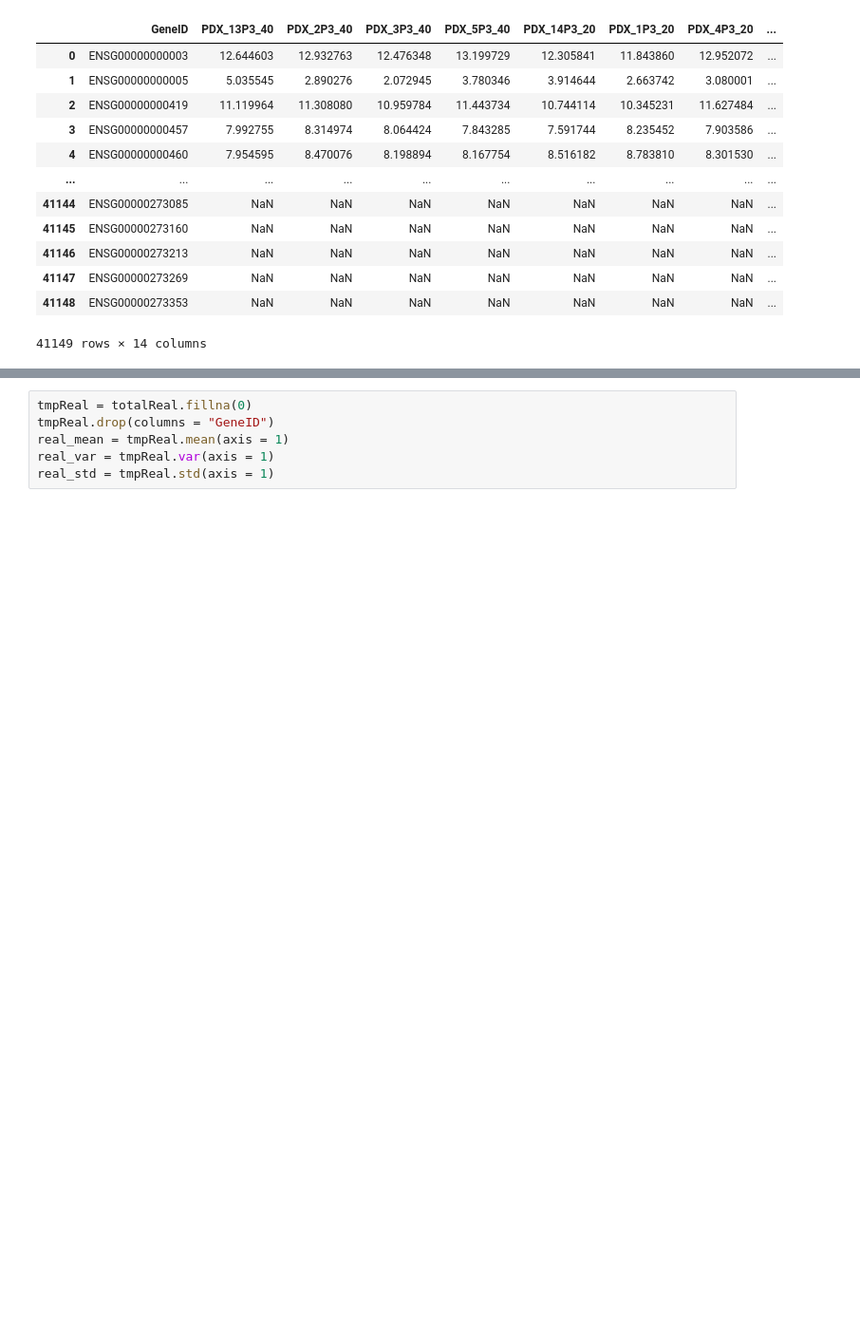
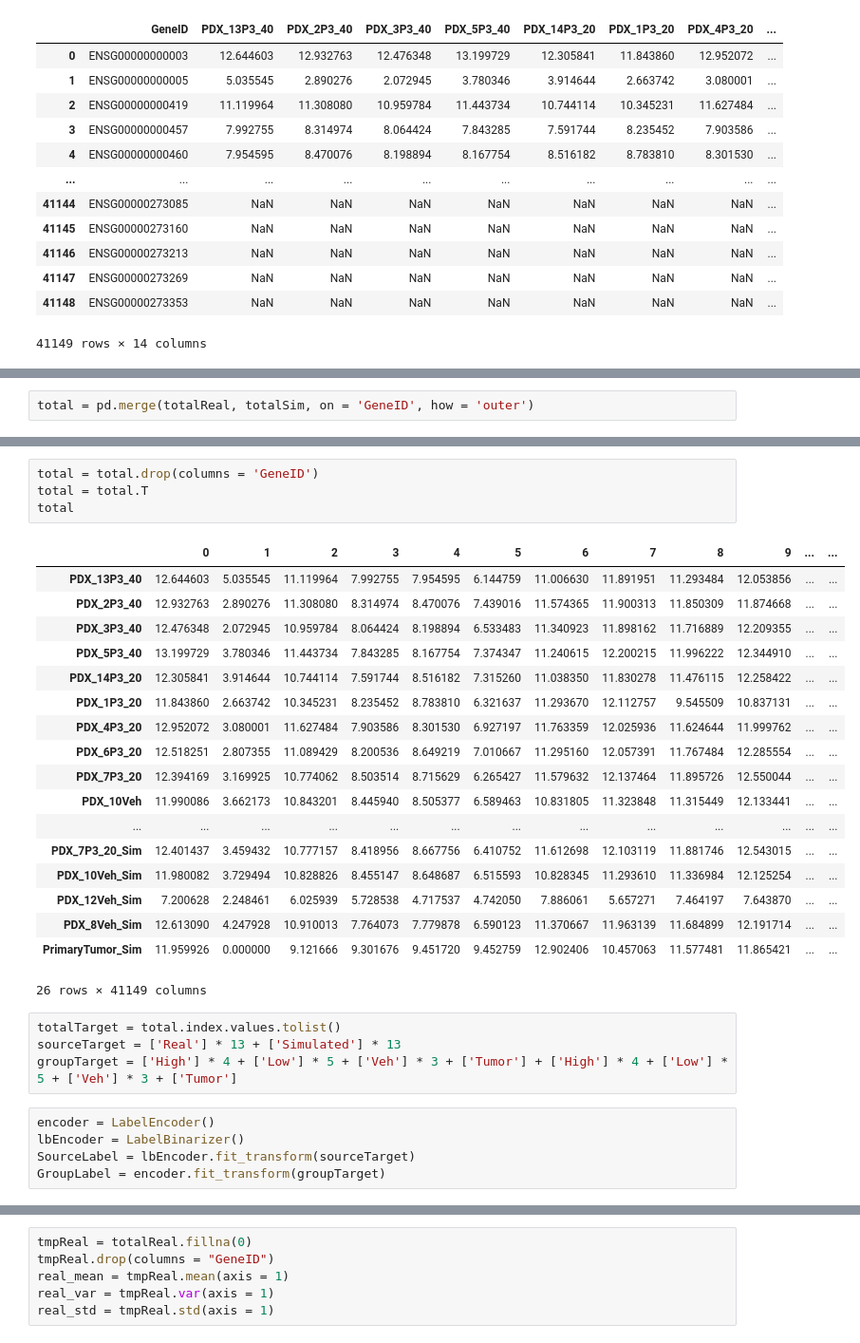
Before and after one commit to powerhorse1986/statsPlotGenerator, a Jupyter notebook: TestGPUPoweredUMAP.ipynb, the cells around one changed output, grey strips where cells are left out. Shown at 95% size. Saved outputs shown, nothing was run; the diff lists cells and outputs as text; blank space fills up the shorter version.

```diff
--- a/TestGPUPoweredUMAP.ipynb
+++ b/TestGPUPoweredUMAP.ipynb
@@ -700,0 +739,2 @@ totalReal
+# %%
+total = pd.merge(totalReal, totalSim, on = 'GeneID', how = 'outer')
@@ -700,0 +775,32 @@ totalReal
+# %%
+total = total.drop(columns = 'GeneID')
+total = total.T
+total
+# %% [output]
+|  | 0 | 1 | 2 | 3 | 4 | 5 | 6 | 7 | 8 | 9 | ... | ... |
+| PDX_13P3_40 | 12.644603 | 5.035545 | 11.119964 | 7.992755 | 7.954595 | 6.144759 | 11.006630 | 11.891951 | 11.293484 | 12.053856 | ... | ... |
+| PDX_2P3_40 | 12.932763 | 2.890276 | 11.308080 | 8.314974 | 8.470076 | 7.439016 | 11.574365 | 11.900313 | 11.850309 | 11.874668 | ... | ... |
+| PDX_3P3_40 | 12.476348 | 2.072945 | 10.959784 | 8.064424 | 8.198894 | 6.533483 | 11.340923 | 11.898162 | 11.716889 | 12.209355 | ... | ... |
+| PDX_5P3_40 | 13.199729 | 3.780346 | 11.443734 | 7.843285 | 8.167754 | 7.374347 | 11.240615 | 12.200215 | 11.996222 | 12.344910 | ... | ... |
+| PDX_14P3_20 | 12.305841 | 3.914644 | 10.744114 | 7.591744 | 8.516182 | 7.315260 | 11.038350 | 11.830278 | 11.476115 | 12.258422 | ... | ... |
+| PDX_1P3_20 | 11.843860 | 2.663742 | 10.345231 | 8.235452 | 8.783810 | 6.321637 | 11.293670 | 12.112757 | 9.545509 | 10.837131 | ... | ... |
+| PDX_4P3_20 | 12.952072 | 3.080001 | 11.627484 | 7.903586 | 8.301530 | 6.927197 | 11.763359 | 12.025936 | 11.624644 | 11.999762 | ... | ... |
+| PDX_6P3_20 | 12.518251 | 2.807355 | 11.089429 | 8.200536 | 8.649219 | 7.010667 | 11.295160 | 12.057391 | 11.767484 | 12.285554 | ... | ... |
+| PDX_7P3_20 | 12.394169 | 3.169925 | 10.774062 | 8.503514 | 8.715629 | 6.265427 | 11.579632 | 12.137464 | 11.895726 | 12.550044 | ... | ... |
+| PDX_10Veh | 11.990086 | 3.662173 | 10.843201 | 8.445940 | 8.505377 | 6.589463 | 10.831805 | 11.323848 | 11.315449 | 12.133441 | ... | ... |
+| ... | ... | ... | ... | ... | ... | ... | ... | ... | ... | ... | ... | ... |
+| PDX_7P3_20_Sim | 12.401437 | 3.459432 | 10.777157 | 8.418956 | 8.667756 | 6.410752 | 11.612698 | 12.103119 | 11.881746 | 12.543015 | ... | ... |
+| PDX_10Veh_Sim | 11.980082 | 3.729494 | 10.828826 | 8.455147 | 8.648687 | 6.515593 | 10.828345 | 11.293610 | 11.336984 | 12.125254 | ... | ... |
+| PDX_12Veh_Sim | 7.200628 | 2.248461 | 6.025939 | 5.728538 | 4.717537 | 4.742050 | 7.886061 | 5.657271 | 7.464197 | 7.643870 | ... | ... |
+| PDX_8Veh_Sim | 12.613090 | 4.247928 | 10.910013 | 7.764073 | 7.779878 | 6.590123 | 11.370667 | 11.963139 | 11.684899 | 12.191714 | ... | ... |
+| PrimaryTumor_Sim | 11.959926 | 0.000000 | 9.121666 | 9.301676 | 9.451720 | 9.452759 | 12.902406 | 10.457063 | 11.577481 | 11.865421 | ... | ... |
+26 rows × 41149 columns
+# %%
+totalTarget = total.index.values.tolist()
+sourceTarget = ['Real'] * 13 + ['Simulated'] * 13
+groupTarget = ['High'] * 4 + ['Low'] * 5 + ['Veh'] * 3 + ['Tumor'] + ['High'] * 4 + ['Low'] * 5 + ['Veh'] * 3 + ['Tumor']
+# %%
+encoder = LabelEncoder()
+lbEncoder = LabelBinarizer()
+SourceLabel = lbEncoder.fit_transform(sourceTarget)
+GroupLabel = encoder.fit_transform(groupTarget)
```
Also changed, not shown: parts of 15 cells of this notebook.
